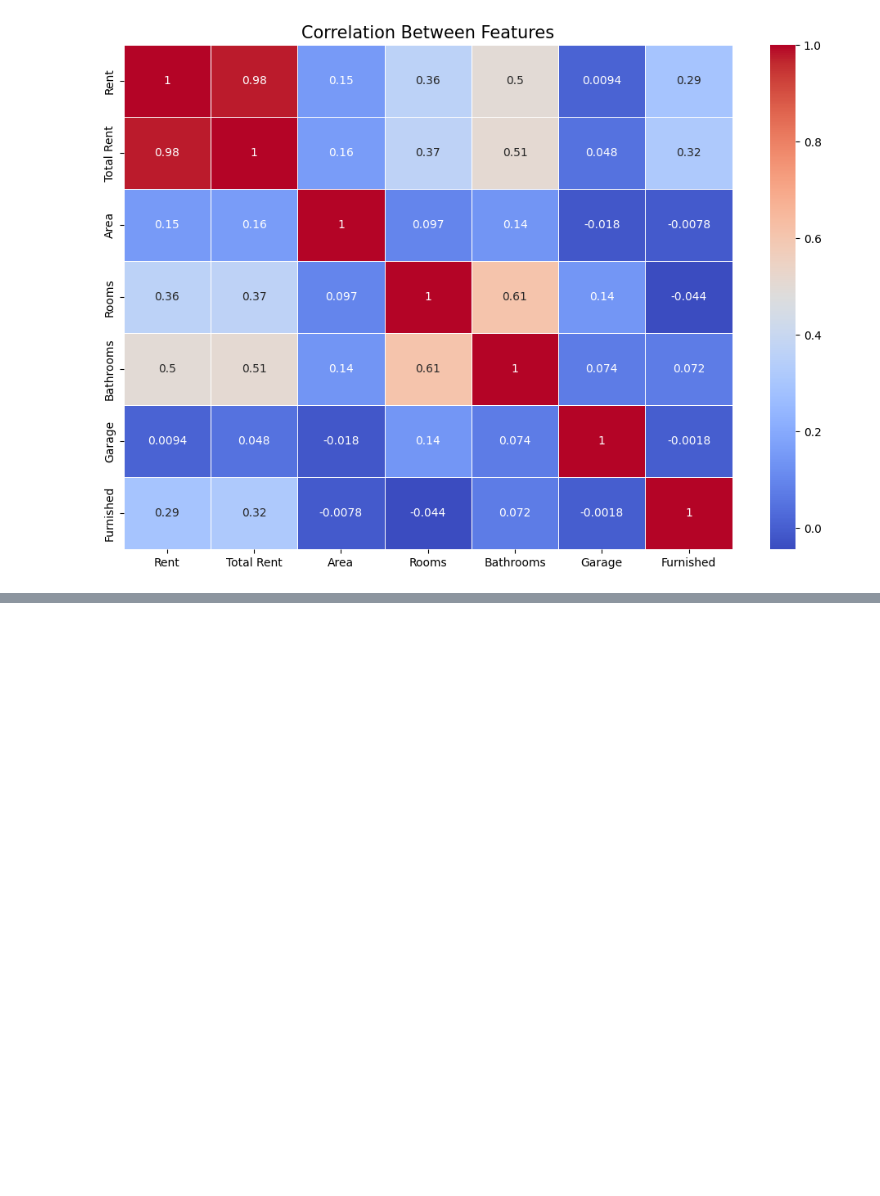
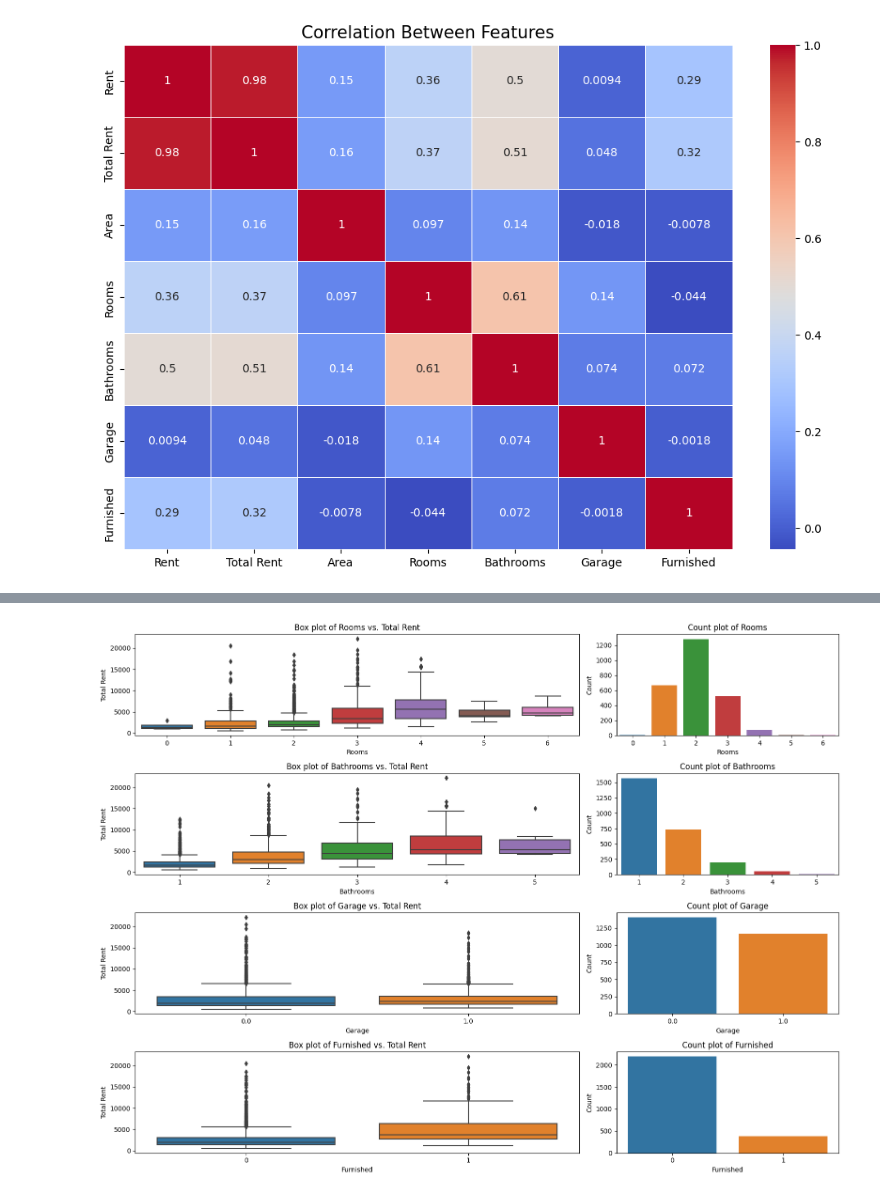
Before and after one commit to valeriolonde/Rio-Housing-Scrapper, a Jupyter notebook: Descriptive statistics.ipynb, the cells around one changed output, grey strips where cells are left out. Drawn from its saved outputs; the diff is of its cells as text; code cells hidden in the pictures; blank space fills up the shorter version.

```diff
--- a/Descriptive statistics.ipynb
+++ b/Descriptive statistics.ipynb
@@ -241,7 +243,7 @@ Certainly, in the scatter plots, we can observe a correlation between greater ar
 df_cleaned = df_cleaned[df_cleaned['Area'] <= 10000]
 
 # Selecting continuous variable
-continuous_variables = ['Total Rent', 'Area', 'Rooms', 'Bathrooms']
+continuous_variables = ['Total Rent', 'Area']
 
 # Loop para criar gráficos de dispersão para todas as combinações de variáveis contínuas
 for i in range(len(continuous_variables)):
@@ -265,0 +263,32 @@ df_cleaned_final.to_csv('C:/github/Rio-Housing-Scrapper/Data(29-09_2023)/df_clea
+# %%
+import seaborn as sns
+import matplotlib.pyplot as plt
+import matplotlib.gridspec as gridspec
+
+# Selecting the relevant categorical variables
+categorical_variables = ['Rooms', 'Bathrooms', 'Garage', 'Furnished']
+
+# Create a grid for the plots
+fig = plt.figure(figsize=(16, 12))
+gs = gridspec.GridSpec(len(categorical_variables), 2, width_ratios=[2, 1])
+
+# Loop through each categorical variable
+for i, variable in enumerate(categorical_variables):
+    # Create a box plot on the left
+    ax1 = plt.subplot(gs[i, 0])
+    sns.boxplot(x=variable, y='Total Rent', data=df_cleaned_final)
+    ax1.set_title(f'Box plot of {variable} vs. Total Rent')
+    ax1.set_xlabel(variable)
+    ax1.set_ylabel('Total Rent')
+
+    # Create a count plot on the right
+    ax2 = plt.subplot(gs[i, 1])
+    sns.countplot(x=variable, data=df_cleaned_final)
+    ax2.set_title(f'Count plot of {variable}')
+    ax2.set_xlabel(variable)
+    ax2.set_ylabel('Count')
+
+plt.tight_layout()
+plt.show()
+# %% [output]
+[figure, added]
```
Also changed, not shown: parts of 2 cells of this notebook, 1 other file.
